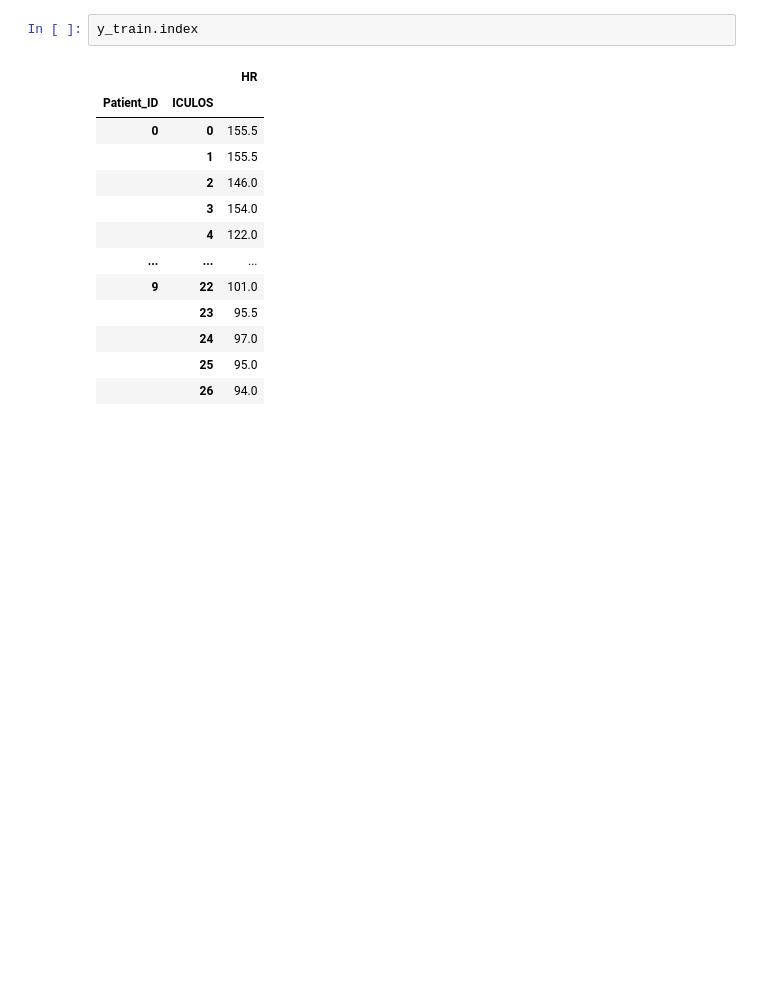
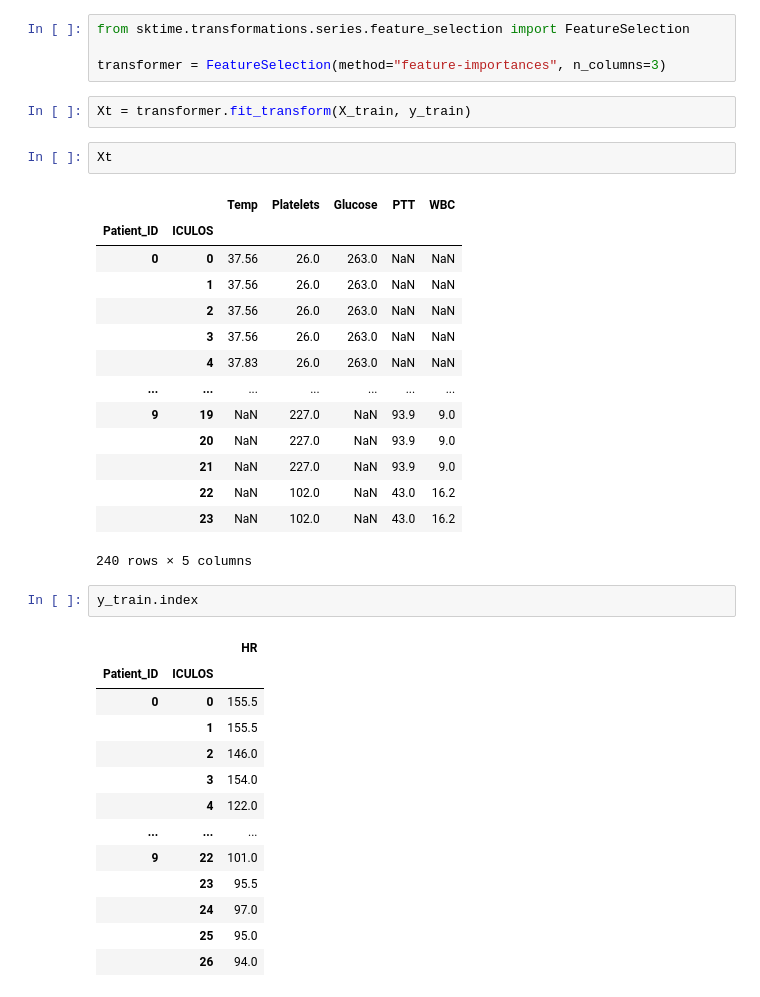
Before and after one commit to emsyoungg/sepsis_forecasting, a Jupyter notebook: LSTM/LSTM_test.ipynb, the cells around one changed output. Cells and saved outputs as stored; diff of their text form; blank space fills up the shorter version.

```diff
--- a/LSTM/LSTM_test.ipynb
+++ b/LSTM/LSTM_test.ipynb
@@ -45,3 +64,26 @@ See the caveats in the documentation: https://pandas.pydata.org/pandas-docs/stab
+# %%
+from sktime.transformations.series.feature_selection import FeatureSelection
+
+transformer = FeatureSelection(method="feature-importances", n_columns=3)
+# %%
+Xt = transformer.fit_transform(X_train, y_train)
+# %%
+Xt
+# %% [output]
+|  |  | Temp | Platelets | Glucose | PTT | WBC |
+| Patient_ID | ICULOS |  |  |  |  |  |
+| 0 | 0 | 37.56 | 26.0 | 263.0 | NaN | NaN |
+|  | 1 | 37.56 | 26.0 | 263.0 | NaN | NaN |
+|  | 2 | 37.56 | 26.0 | 263.0 | NaN | NaN |
+|  | 3 | 37.56 | 26.0 | 263.0 | NaN | NaN |
+|  | 4 | 37.83 | 26.0 | 263.0 | NaN | NaN |
+| ... | ... | ... | ... | ... | ... | ... |
+| 9 | 19 | NaN | 227.0 | NaN | 93.9 | 9.0 |
+|  | 20 | NaN | 227.0 | NaN | 93.9 | 9.0 |
+|  | 21 | NaN | 227.0 | NaN | 93.9 | 9.0 |
+|  | 22 | NaN | 102.0 | NaN | 43.0 | 16.2 |
+|  | 23 | NaN | 102.0 | NaN | 43.0 | 16.2 |
+240 rows × 5 columns
 # %%
 y_train.index
 # %% [output]
```
Also changed, not shown: parts of 1 cell of this notebook, 1 other file.
